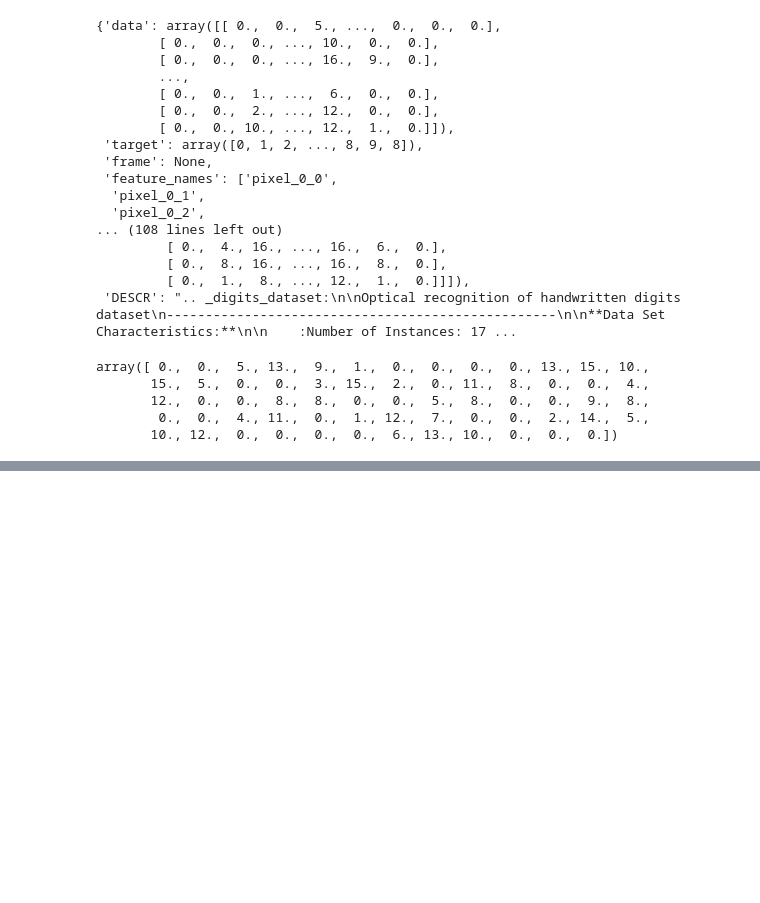
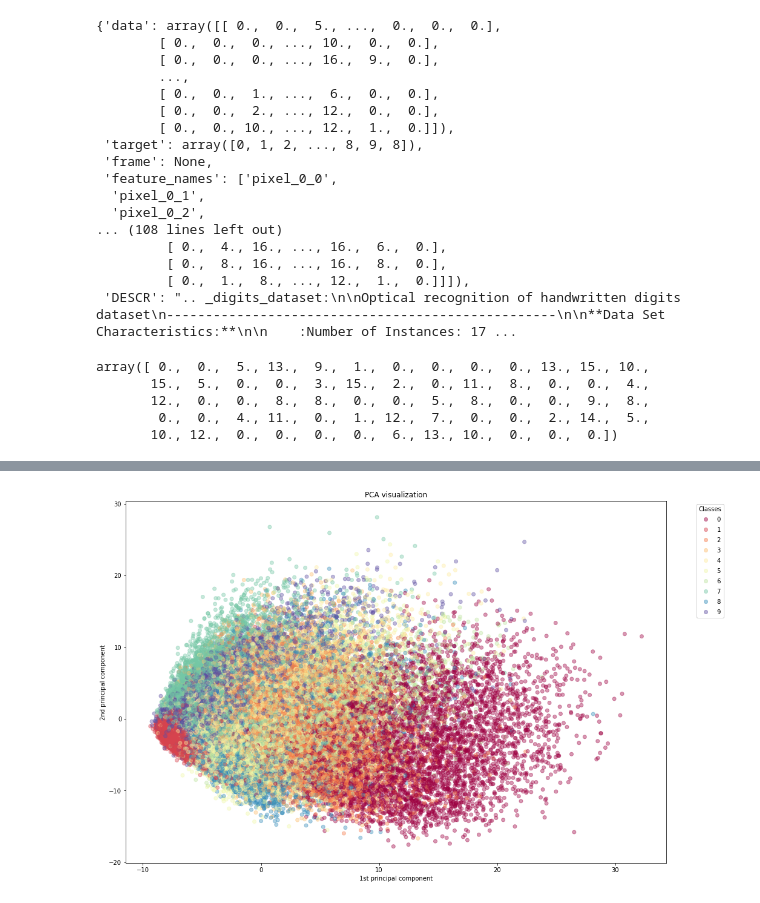
Before and after one commit to AdvancedGroupBootcamp/Artificial_Intelligence_Saffian_Emilio, a Jupyter notebook: workshop_8/workshop_8.ipynb, the cells around one changed output, grey strips where cells are left out. Cells and saved outputs as stored; diff of their text form; code cells hidden in the pictures; blank space fills up the shorter version.

```diff
--- a/workshop_8/workshop_8.ipynb
+++ b/workshop_8/workshop_8.ipynb
@@ -125,0 +301,29 @@ array([ 0.,  0.,  5., 13.,  9.,  1.,  0.,  0.,  0.,  0., 13., 15., 10.,
+# %%
+%%time
+
+# define pipeline steps
+pca_pipeline = Pipeline([
+    ('scaler', StandardScaler()),
+    ('dim_reduction', PCA(n_components=2))
+])
+
+pca_results =  pca_pipeline.fit_transform(x_train)
+
+# create the scatter plot
+fig, ax = plt.subplots(figsize=(16,11))
+scatter = ax.scatter(
+    x=pca_results[:,0],
+    y=pca_results[:,1],
+    c=y_train,
+    cmap=plt.cm.get_cmap('Spectral'),
+    alpha=0.4)
+
+# produce a legend with the colors from the scatter
+legend = ax.legend(*scatter.legend_elements(), title="Classes",bbox_to_anchor=(1.05, 1), loc='upper left',)
+ax.add_artist(legend)
+ax.set_title("PCA visualization")
+plt.xlabel("1st principal component")
+plt.ylabel("2nd principal component")
+plt.show()
+# %% [output]
+[figure, added]
```
Also changed, not shown: parts of 35 cells of this notebook.
